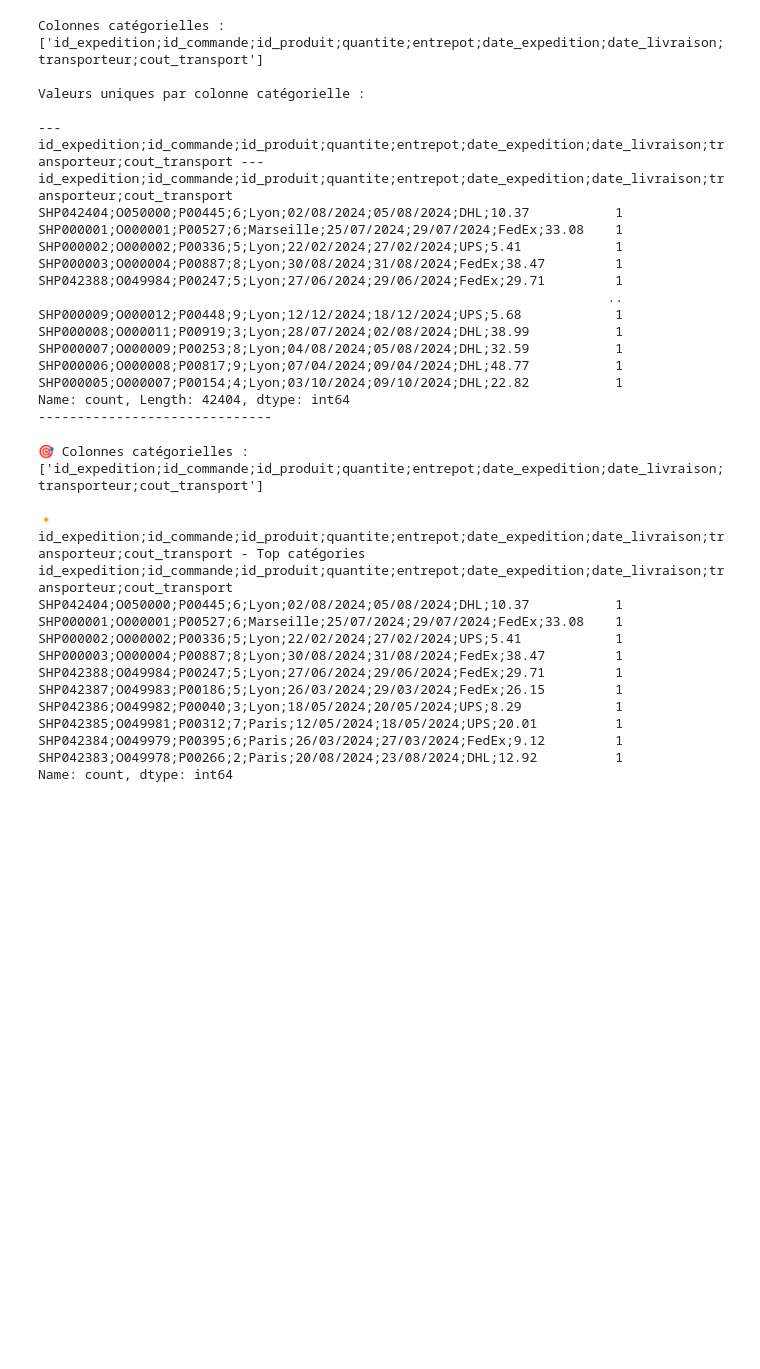
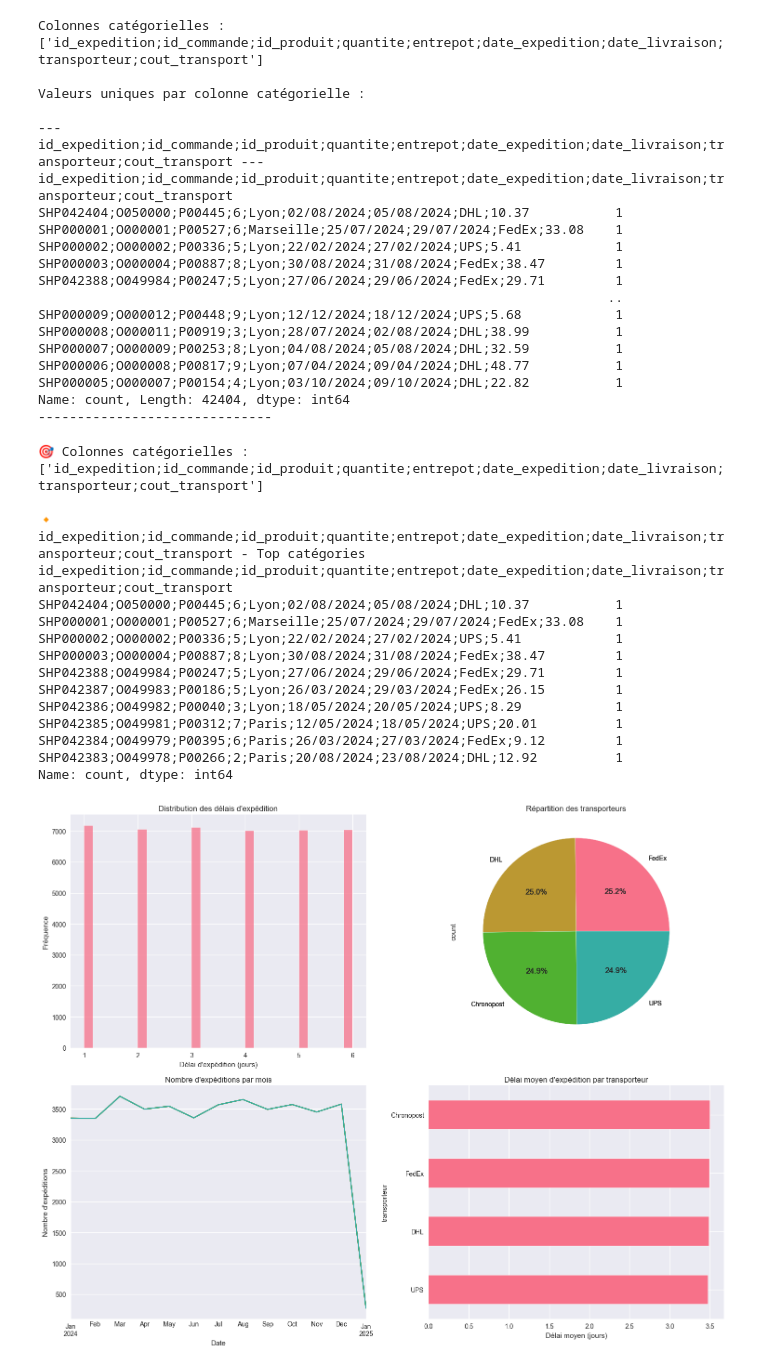
Before and after one commit to YoannAbriel2/ProjectSPE1, a Jupyter notebook: Pre-Proc/PP_expeditions.ipynb, the cells around one changed output. Cells and saved outputs as stored; diff of their text form; code cells hidden in the pictures; blank space fills up the shorter version.

```diff
--- a/Pre-Proc/PP_expeditions.ipynb
+++ b/Pre-Proc/PP_expeditions.ipynb
@@ -177,3 +148,103 @@ SHP042385;O049981;P00312;7;Paris;12/05/2024;18/05/2024;UPS;20.01          1
 SHP042384;O049979;P00395;6;Paris;26/03/2024;27/03/2024;FedEx;9.12         1
 SHP042383;O049978;P00266;2;Paris;20/08/2024;23/08/2024;DHL;12.92          1
 Name: count, dtype: int64
+# %%
+# Lecture du fichier des expéditions
+df_expeditions = df  # Using the already loaded DataFrame from cell 2
+
+# Configuration du style des graphiques
+plt.style.use('seaborn-v0_8')
+sns.set_palette("husl")
+
+# Séparation des colonnes
+df_expeditions = df[df.columns[0]].str.split(';', expand=True)
+# Séparation des colonnes
+df_expeditions = df[df.columns[0]].str.split(';', expand=True)
+df_expeditions.columns = ['id_expedition', 'id_commande', 'id_produit', 'quantite', 'entrepot',
+                         'date_expedition', 'date_livraison', 'transporteur', 'cout_transport']
+
+# Calcul du délai d'expédition en jours
+df_expeditions['date_expedition'] = pd.to_datetime(df_expeditions['date_expedition'], format='%d/%m/%Y')
+df_expeditions['date_livraison'] = pd.to_datetime(df_expeditions['date_livraison'], format='%d/%m/%Y')
+df_expeditions['delai_expedition'] = (df_expeditions['date_livraison'] - df_expeditions['date_expedition']).dt.days
+
+# Conversion des types de données
+df_expeditions['date_expedition'] = pd.to_datetime(df_expeditions['date_expedition'])
+df_expeditions['delai_expedition'] = df_expeditions['delai_expedition'].astype(int)
+
+# Création d'une figure avec 2x2 sous-graphiques
+fig, ((ax1, ax2), (ax3, ax4)) = plt.subplots(2, 2, figsize=(15, 12))
+
+# 1. Distribution des délais d'expédition
+sns.histplot(data=df_expeditions, x='delai_expedition', bins=30, ax=ax1)
+ax1.set_title('Distribution des délais d\'expédition')
+ax1.set_xlabel('Délai d\'expédition (jours)')
+ax1.set_ylabel('Fréquence')
+
+# 2. Statuts des expéditions
+# 2. Répartition des transporteurs
+transporteur_counts = df_expeditions['transporteur'].value_counts()
+transporteur_counts.plot(kind='pie', ax=ax2, autopct='%1.1f%%')
+ax2.set_title('Répartition des transporteurs')
+
+# 3. Evolution temporelle des expéditions
+expeditions_mensuel = df_expeditions.groupby(df_expeditions['date_expedition'].dt.to_period('M')).size()
+expeditions_mensuel.plot(kind='line', ax=ax3)
+ax3.set_title('Nombre d\'expéditions par mois')
+ax3.set_xlabel('Date')
+ax3.set_ylabel('Nombre d\'expéditions')
+
+# 4. Délai moyen d'expédition par transporteur
+delai_moyen_transporteur = df_expeditions.groupby('transporteur')['delai_expedition'].mean().sort_values(ascending=True)
+delai_moyen_transporteur.plot(kind='barh', ax=ax4)
+ax4.set_title('Délai moyen d\'expédition par transporteur')
+ax4.set_xlabel('Délai moyen (jours)')
+# 2. Répartition des transporteurs
+transporteur_counts = df_expeditions['transporteur'].value_counts()
+transporteur_counts.plot(kind='pie', ax=ax2, autopct='%1.1f%%')
+ax2.set_title('Répartition des transporteurs')
+
+# 3. Evolution temporelle des expéditions
+expeditions_mensuel = df_expeditions.groupby(df_expeditions['date_expedition'].dt.to_period('M')).size()
+expeditions_mensuel.plot(kind='line', ax=ax3)
+ax3.set_title('Nombre d\'expéditions par mois')
+ax3.set_xlabel('Date')
+ax3.set_ylabel('Nombre d\'expéditions')
+
+# 4. Délai moyen d'expédition par transporteur
+delai_moyen_transporteur = df_expeditions.groupby('transporteur')['delai_expedition'].mean().sort_values(ascending=True)
+delai_moyen_transporteur.plot(kind='barh', ax=ax4)
+ax4.set_title('Délai moyen d\'expédition par transporteur')
+ax4.set_xlabel('Délai moyen (jours)')
+ax2.set_title('Répartition des statuts d\'expédition')
+
+# 3. Evolution temporelle des expéditions
+expeditions_mensuel = df_expeditions.groupby(df_expeditions['date_expedition'].dt.to_period('M')).size()
+expeditions_mensuel.plot(kind='line', ax=ax3)
+ax3.set_title('Nombre d\'expéditions par mois')
+ax3.set_xlabel('Date')
+ax3.set_ylabel('Nombre d\'expéditions')
+
+# 4. Délai moyen d'expédition par statut
+# 2. Répartition des transporteurs
+transporteur_counts = df_expeditions['transporteur'].value_counts()
+transporteur_counts.plot(kind='pie', ax=ax2, autopct='%1.1f%%')
+ax2.set_title('Répartition des transporteurs')
+
+# 3. Evolution temporelle des expéditions
+expeditions_mensuel = df_expeditions.groupby(df_expeditions['date_expedition'].dt.to_period('M')).size()
+expeditions_mensuel.plot(kind='line', ax=ax3)
+ax3.set_title('Nombre d\'expéditions par mois')
+ax3.set_xlabel('Date')
+ax3.set_ylabel('Nombre d\'expéditions')
+
+# 4. Délai moyen d'expédition par transporteur
+delai_moyen_transporteur = df_expeditions.groupby('transporteur')['delai_expedition'].mean().sort_values(ascending=True)
+delai_moyen_transporteur.plot(kind='barh', ax=ax4)
+ax4.set_title('Délai moyen d\'expédition par transporteur')
+ax4.set_xlabel('Délai moyen (jours)')
+
+plt.tight_layout()
+plt.show()
+# %% [output]
+[figure, added]
```
Also changed, not shown: parts of 2 cells of this notebook, 1 other file.
